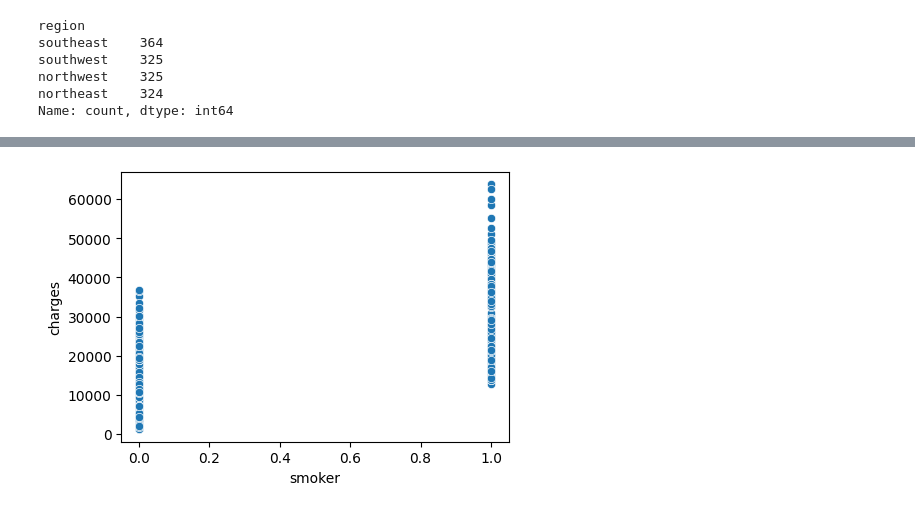
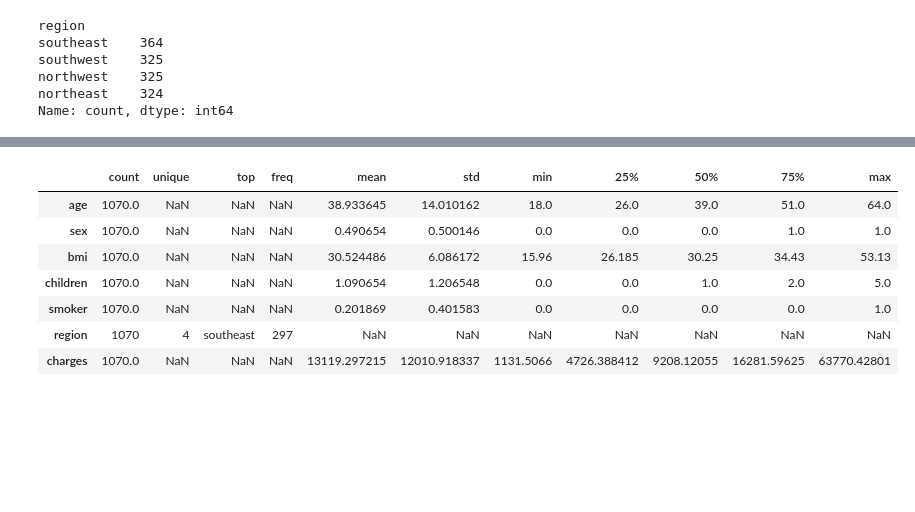
Before and after one commit to arnaldochm/linear-regression-project, a Jupyter notebook: src/explore.ipynb, the cells around one changed output, grey strips where cells are left out. Cells and saved outputs as stored; diff of their text form; code cells hidden in the pictures; blank space fills up the shorter version.

```diff
--- a/src/explore.ipynb
+++ b/src/explore.ipynb
@@ -184,7 +117,0 @@ plt.show()
-# %%
-fig, axis = plt.subplots(figsize = (5, 3.5))
-sns.scatterplot(data = df_processed, x = "smoker", y = "charges")
-
-plt.show()
-# %% [output]
-[figure, removed]
@@ -193 +118,12 @@ X_train, X_test, y_train, y_test = train_test_split(X, y, random_state=1150, tes
+# %%
+df_train.describe(include='all').T
+# %% [output]
+|  | count | unique | top | freq | mean | std | min | 25% | 50% | 75% | max |
+| age | 1070.0 | NaN | NaN | NaN | 38.933645 | 14.010162 | 18.0 | 26.0 | 39.0 | 51.0 | 64.0 |
+| sex | 1070.0 | NaN | NaN | NaN | 0.490654 | 0.500146 | 0.0 | 0.0 | 0.0 | 1.0 | 1.0 |
+| bmi | 1070.0 | NaN | NaN | NaN | 30.524486 | 6.086172 | 15.96 | 26.185 | 30.25 | 34.43 | 53.13 |
+| children | 1070.0 | NaN | NaN | NaN | 1.090654 | 1.206548 | 0.0 | 0.0 | 1.0 | 2.0 | 5.0 |
+| smoker | 1070.0 | NaN | NaN | NaN | 0.201869 | 0.401583 | 0.0 | 0.0 | 0.0 | 0.0 | 1.0 |
+| region | 1070 | 4 | southeast | 297 | NaN | NaN | NaN | NaN | NaN | NaN | NaN |
+| charges | 1070.0 | NaN | NaN | NaN | 13119.297215 | 12010.918337 | 1131.5066 | 4726.388412 | 9208.12055 | 16281.59625 | 63770.42801 |
 # %%
```
Also changed, not shown: parts of 34 cells of this notebook, 1 other file.
